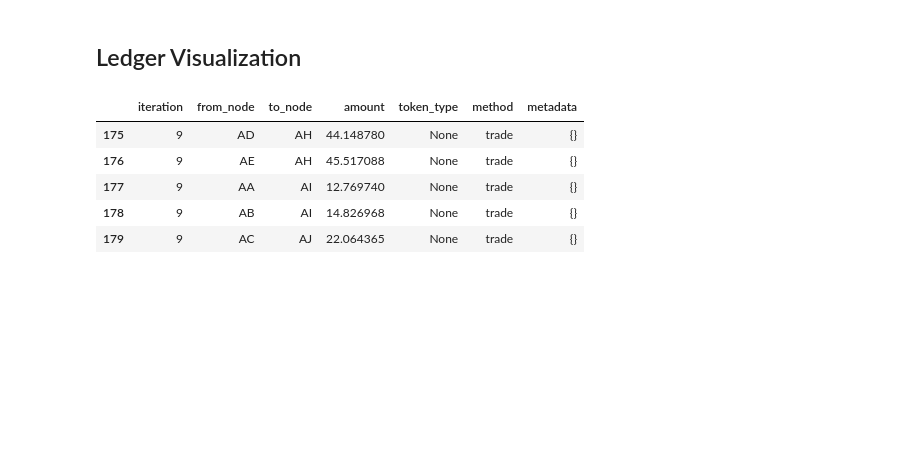
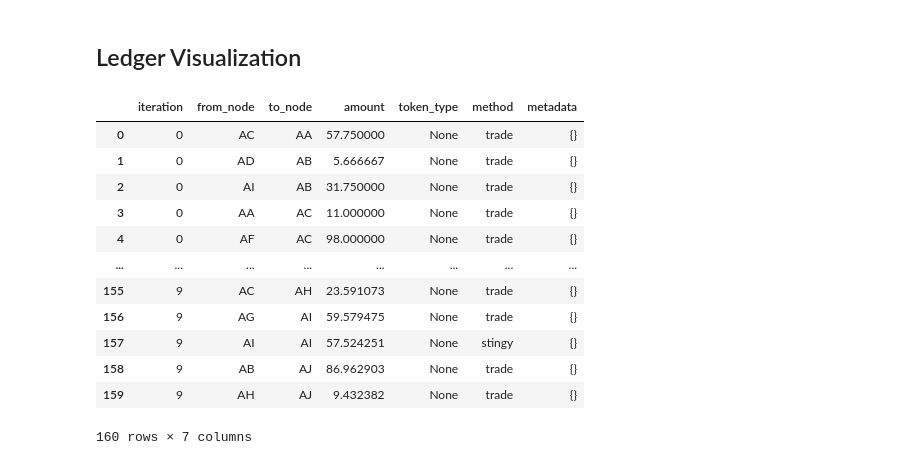
Before and after one commit to Josh-Yamada16/Networks-of-Poverty, a Jupyter notebook: networkSim/node_money_over_iterations.ipynb, the cells around one changed output. Saved outputs shown, nothing was run; the diff lists cells and outputs as text; code cells hidden in the pictures; blank space fills up the shorter version.

```diff
--- a/networkSim/node_money_over_iterations.ipynb
+++ b/networkSim/node_money_over_iterations.ipynb
@@ -119,12 +119,20 @@ plt.show()
 ## Ledger Visualization
 # %%
 ledgersim = ExchangeSimulation()
-states, layout, edge_mat, leger = ledgersim.run_simulation()
-leger_df = leger.df
+states, layout, edge_mat, ledger = ledgersim.run_simulation(gen_ledger=True, iterations=10)
+ledger_df = ledger.df
+ledger_df
 # %% [output]
 |  | iteration | from_node | to_node | amount | token_type | method | metadata |
-| 175 | 9 | AD | AH | 44.148780 | None | trade | {} |
-| 176 | 9 | AE | AH | 45.517088 | None | trade | {} |
-| 177 | 9 | AA | AI | 12.769740 | None | trade | {} |
-| 178 | 9 | AB | AI | 14.826968 | None | trade | {} |
-| 179 | 9 | AC | AJ | 22.064365 | None | trade | {} |
+| 0 | 0 | AC | AA | 57.750000 | None | trade | {} |
+| 1 | 0 | AD | AB | 5.666667 | None | trade | {} |
+| 2 | 0 | AI | AB | 31.750000 | None | trade | {} |
+| 3 | 0 | AA | AC | 11.000000 | None | trade | {} |
+| 4 | 0 | AF | AC | 98.000000 | None | trade | {} |
+| ... | ... | ... | ... | ... | ... | ... | ... |
+| 155 | 9 | AC | AH | 23.591073 | None | trade | {} |
+| 156 | 9 | AG | AI | 59.579475 | None | trade | {} |
+| 157 | 9 | AI | AI | 57.524251 | None | stingy | {} |
+| 158 | 9 | AB | AJ | 86.962903 | None | trade | {} |
+| 159 | 9 | AH | AJ | 9.432382 | None | trade | {} |
+160 rows × 7 columns
```
Also changed, not shown: parts of 3 cells of this notebook, 4 other files.
